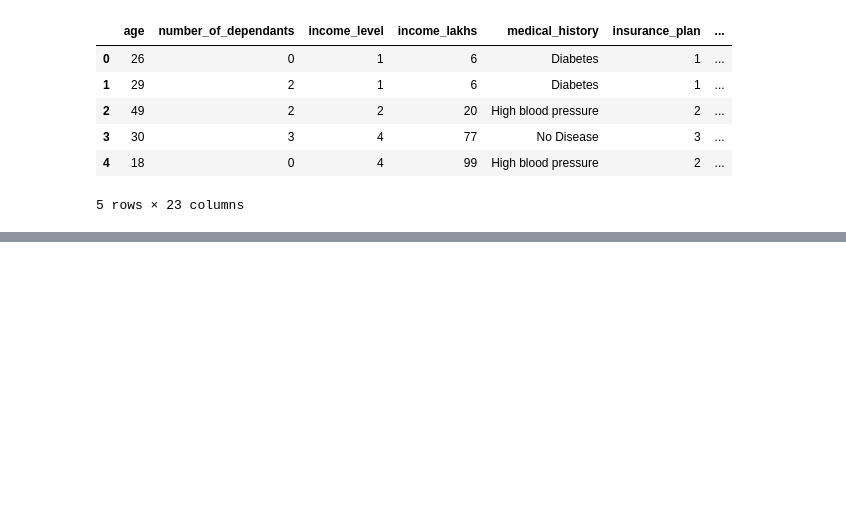
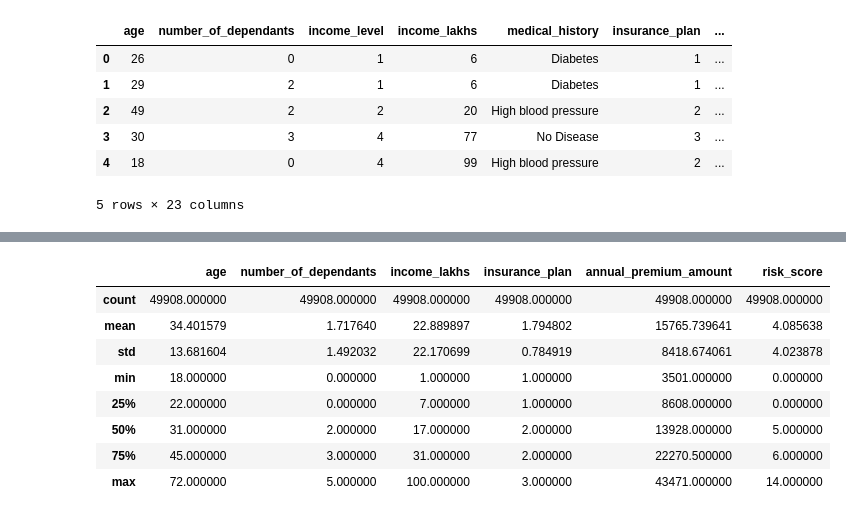
Before and after one commit to abidtalukder/healthcare-premium-prediction, a Jupyter notebook: notebooks/eda.ipynb, the cells around one changed output, grey strips where cells are left out. Cells and saved outputs as stored; diff of their text form; code cells hidden in the pictures; blank space fills up the shorter version.

Commit message:
calculated vif and dropped columns with high levels of multicollinearity

```diff
--- a/notebooks/eda.ipynb
+++ b/notebooks/eda.ipynb
@@ -463,0 +486,3 @@ df_encoded.to_csv(export_path, index=False)
+# %%
+X2[X2.select_dtypes(include=['bool']).columns] = X2.select_dtypes(include=['bool']).astype('int8')
+X2.dtypes
@@ -463,0 +509,10 @@ df_encoded.to_csv(export_path, index=False)
+# %%
+from sklearn.preprocessing import MinMaxScaler
+
+scaler = MinMaxScaler()
+
+cols_to_scale = ["age", "number_of_dependants", "income_level", "income_lakhs", "insurance_plan" , "risk_score"]
+
+X2[cols_to_scale] = scaler.fit_transform(X2[cols_to_scale])
+
+X2.head()
@@ -463,0 +526,24 @@ df_encoded.to_csv(export_path, index=False)
+# %%
+
+def get_cols_to_drop(data):
+    '''
+    :param data: pandas DataFrame with numerical columns
+    :return: a list of columns to drop due to high VIF
+    '''
+    dropped_cols = []
+
+    while True:
+        vifs = calculate_vif(data)  # Calculate the VIF values for all columns
+        max_vif = vifs["VIF"].max()  # Find the maximum VIF value
+
+        if max_vif > 10:  # If max VIF is greater than 10, drop the most correlated column
+            col = vifs[vifs.VIF == max].reset_index()["Column"][0]
+            dropped_cols.append(col)  # Add to the list of dropped columns
+            data = data.drop(columns=[col])  # Drop the column
+        else:
+            break  # Stop if no columns have VIF > 10
+
+    return dropped_cols  # Return the list of dropped columns
+
+cols_to_drop = get_cols_to_drop(X2)
+cols_to_drop
@@ -463,0 +552,3 @@ df_encoded.to_csv(export_path, index=False)
+# %%
+df_encoded_2 = df_encoded.drop(columns=cols_to_drop)
+df_encoded_2.head()
@@ -463,0 +562,12 @@ df_encoded.to_csv(export_path, index=False)
+# %%
+df_encoded_2.describe()
+# %% [output]
+|  | age | number_of_dependants | income_lakhs | insurance_plan | annual_premium_amount | risk_score |
+| count | 49908.000000 | 49908.000000 | 49908.000000 | 49908.000000 | 49908.000000 | 49908.000000 |
+| mean | 34.401579 | 1.717640 | 22.889897 | 1.794802 | 15765.739641 | 4.085638 |
+| std | 13.681604 | 1.492032 | 22.170699 | 0.784919 | 8418.674061 | 4.023878 |
+| min | 18.000000 | 0.000000 | 1.000000 | 1.000000 | 3501.000000 | 0.000000 |
+| 25% | 22.000000 | 0.000000 | 7.000000 | 1.000000 | 8608.000000 | 0.000000 |
+| 50% | 31.000000 | 2.000000 | 17.000000 | 2.000000 | 13928.000000 | 5.000000 |
+| 75% | 45.000000 | 3.000000 | 31.000000 | 2.000000 | 22270.500000 | 6.000000 |
+| max | 72.000000 | 5.000000 | 100.000000 | 3.000000 | 43471.000000 | 14.000000 |
```
Also changed, not shown: parts of 13 cells of this notebook.
